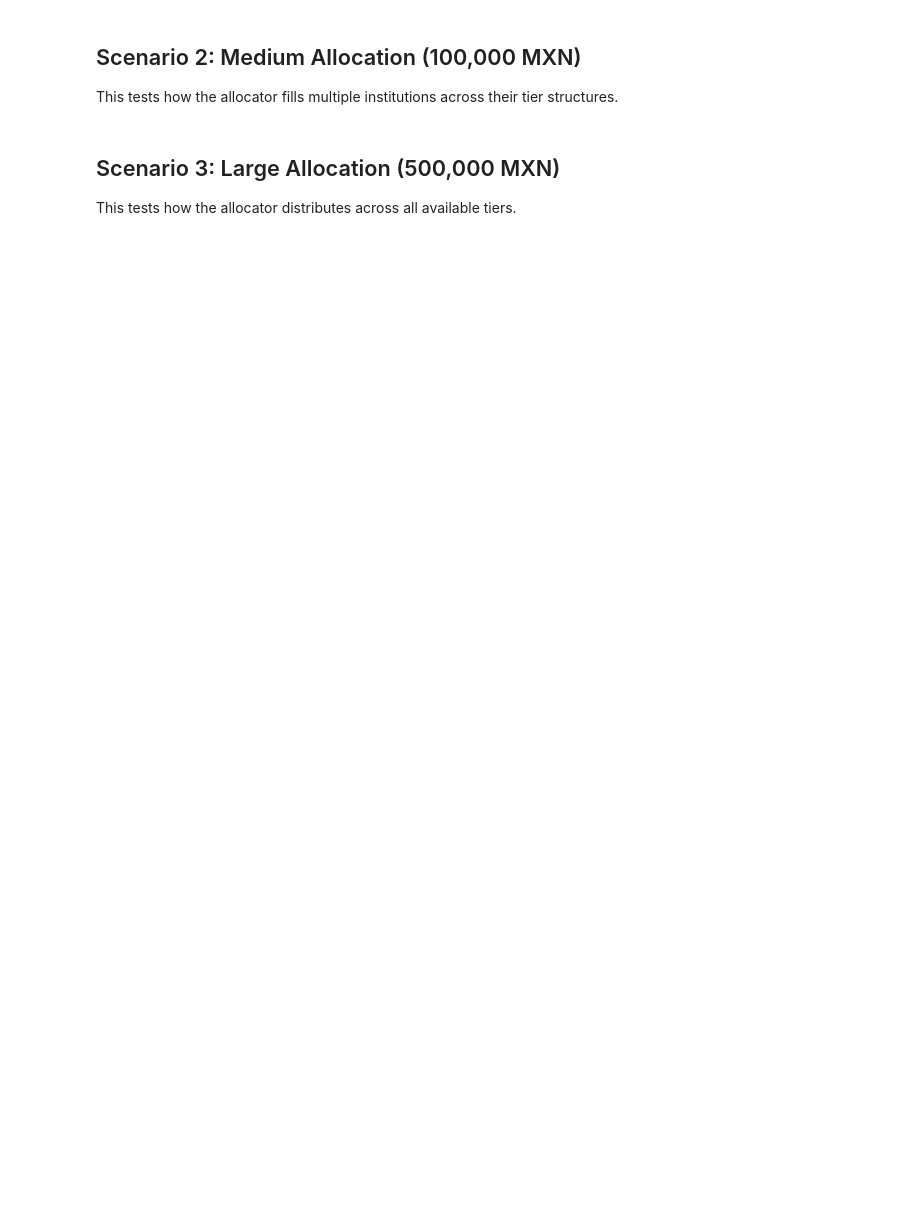
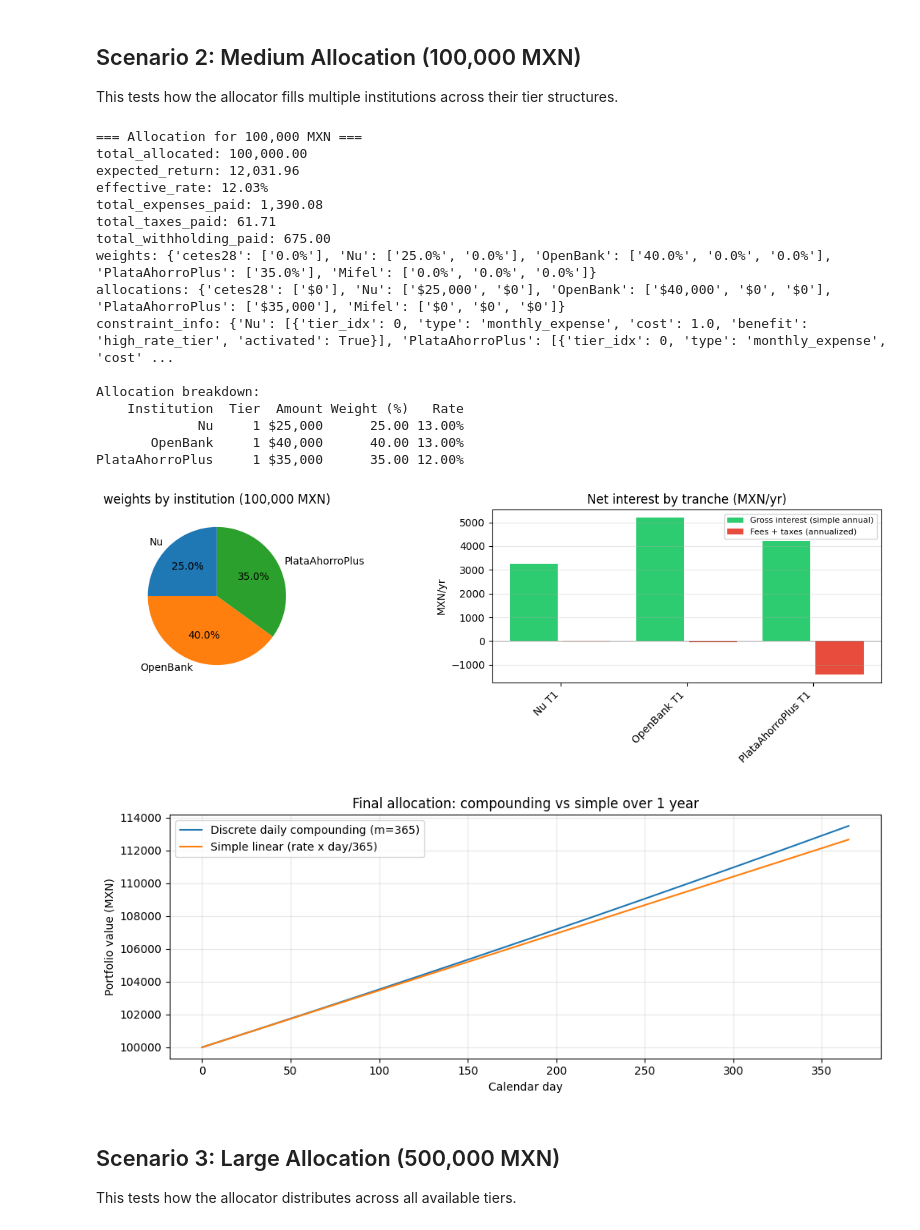
Before and after one commit to geraledesma/rate-allocator, a Jupyter notebook: notebooks/demo.ipynb, the cells around one changed output. Drawn from its saved outputs; the diff is of its cells as text; code cells hidden in the pictures; blank space fills up the shorter version.

```diff
--- a/notebooks/demo.ipynb
+++ b/notebooks/demo.ipynb
@@ -74,3 +69,25 @@ for name, amounts in result.allocations.items():
+# %%
+result = allocate(total=100_000, institutions=institutions, horizon_years=1.0, periods_per_year=365)
+summarize_and_plot(result, institutions, 100_000, 'Allocation for 100,000 MXN')
+# %% [output]
+=== Allocation for 100,000 MXN ===
+total_allocated: 100,000.00
+expected_return: 12,031.96
+effective_rate: 12.03%
+total_expenses_paid: 1,390.08
+total_taxes_paid: 61.71
+total_withholding_paid: 675.00
+weights: {'cetes28': ['0.0%'], 'Nu': ['25.0%', '0.0%'], 'OpenBank': ['40.0%', '0.0%', '0.0%'], 'PlataAhorroPlus': ['35.0%'], 'Mifel': ['0.0%', '0.0%', '0.0%']}
+allocations: {'cetes28': ['$0'], 'Nu': ['$25,000', '$0'], 'OpenBank': ['$40,000', '$0', '$0'], 'PlataAhorroPlus': ['$35,000'], 'Mifel': ['$0', '$0', '$0']}
+constraint_info: {'Nu': [{'tier_idx': 0, 'type': 'monthly_expense', 'cost': 1.0, 'benefit': 'high_rate_tier', 'activated': True}], 'PlataAhorroPlus': [{'tier_idx': 0, 'type': 'monthly_expense', 'cost' ...
+
+Allocation breakdown:
+    Institution  Tier  Amount Weight (%)   Rate
+             Nu     1 $25,000      25.00 13.00%
+       OpenBank     1 $40,000      40.00 13.00%
+PlataAhorroPlus     1 $35,000      35.00 12.00%
+[figure, added]
+[figure, added]
 # %% [markdown]
 ## Scenario 3: Large Allocation (500,000 MXN)
 
```
Also changed, not shown: parts of 20 cells of this notebook, 38 other files.
